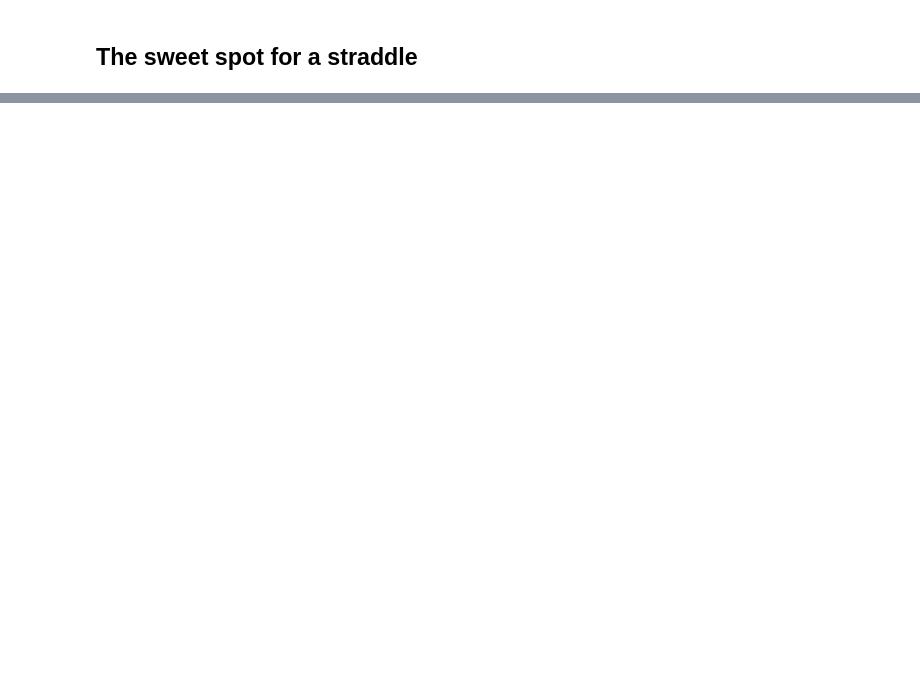
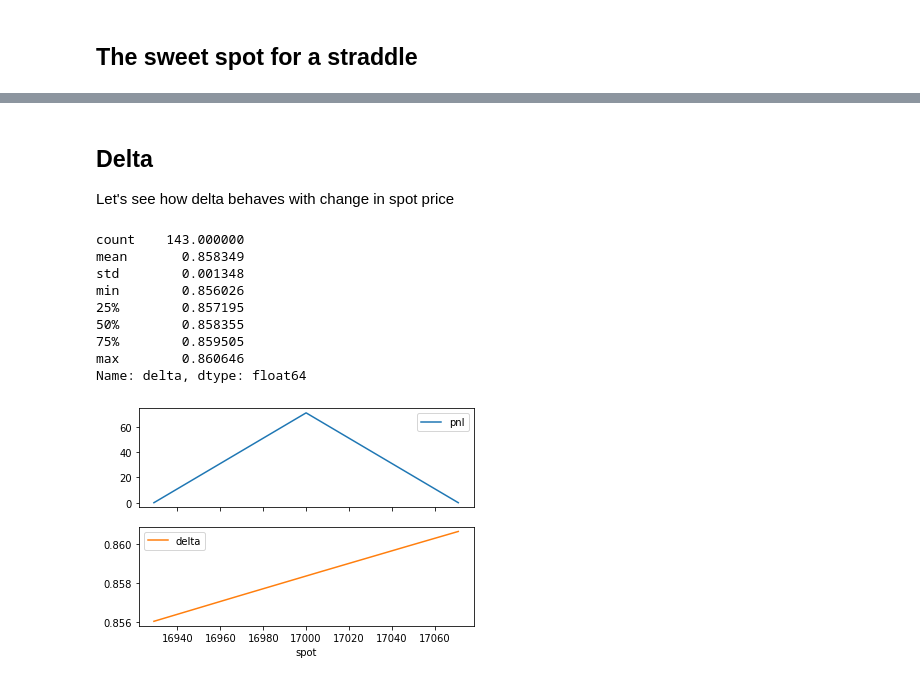
Before and after one commit to uberdeveloper/parametrized_notebooks, a Jupyter notebook: options/short_straddle.ipynb, the cells around one changed output, grey strips where cells are left out. Saved outputs shown, nothing was run; the diff lists cells and outputs as text; code cells hidden in the pictures; blank space fills up the shorter version.

Commit message:
delta added

```diff
--- a/options/short_straddle.ipynb
+++ b/options/short_straddle.ipynb
@@ -56,0 +57,34 @@ prices.set_index('spot').loc[spot*0.995:spot*1.005].pnl.plot()
+# %% [markdown]
+## Delta
+
+Let's see how delta behaves with change in spot price
+# %%
+import py_vollib.black_scholes.greeks.analytical as greeks
+rng = range(int(spot*0.99), int(spot*1.01))
+
+collect = []
+for i in rng:
+    kwargs.update({'t': 6+(de*24)/(24*365), 'flag': 'c', 'S':i})
+    call_delta = greeks.delta(**kwargs)
+    kwargs.update({'t': 6+(de*24)/(24*365), 'flag': 'p', 'S':i})
+    put_price = bs.black_scholes(**kwargs)
+    put_delta = greeks.delta(**kwargs)
+    collect.append((i,call_delta,put_delta))
+
+deltas = pd.DataFrame(collect, columns=['spot', 'call_delta', 'put_delta'])
+deltas['delta'] = deltas.eval('call_delta+put_delta')
+deltas = deltas.merge(prices[['spot', 'pnl']], on=['spot'])
+cols = ['pnl', 'delta']
+deltas.query('pnl>0').set_index('spot')[cols].plot(subplots=True)
+deltas.query('pnl>0').delta.describe()
+# %% [output]
+count    143.000000
+mean       0.858349
+std        0.001348
+min        0.856026
+25%        0.857195
+50%        0.858355
+75%        0.859505
+max        0.860646
+Name: delta, dtype: float64
+[figure, added]
```
Also changed, not shown: parts of 3 cells of this notebook.
